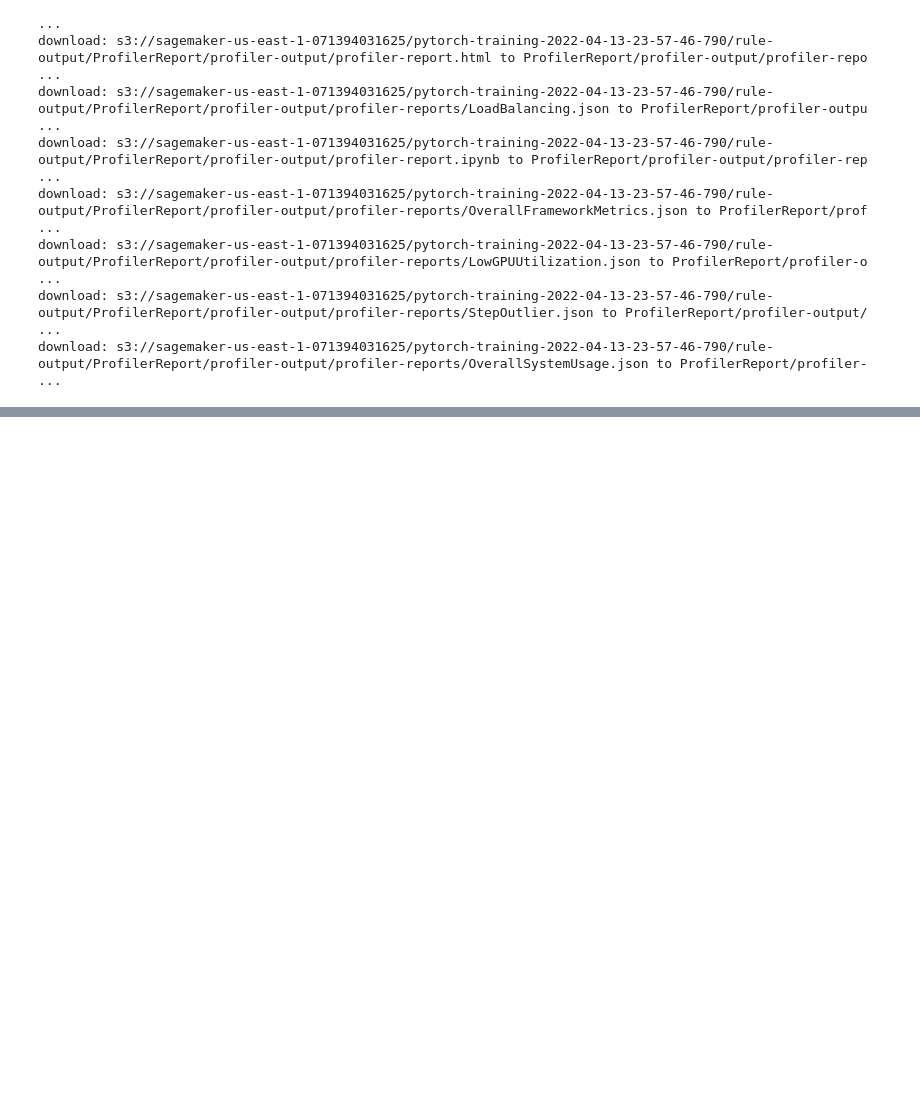
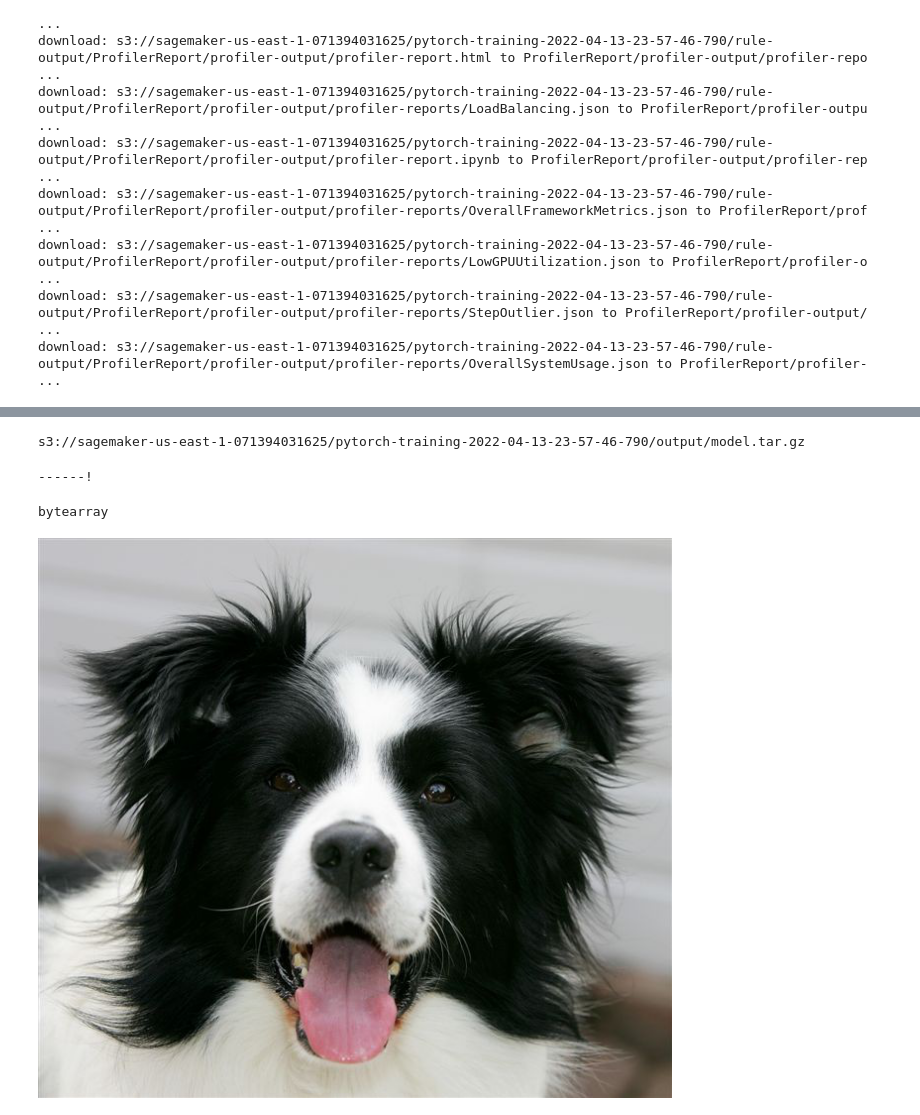
Before and after one commit to jakpor/Udacity-AWS-ML-project-3, a Jupyter notebook: train_and_deploy.ipynb, the cells around one changed output, grey strips where cells are left out. Cells and saved outputs as stored; diff of their text form; code cells hidden in the pictures; blank space fills up the shorter version.

Commit message:
Fix not working inference of the output module

```diff
--- a/train_and_deploy.ipynb
+++ b/train_and_deploy.ipynb
@@ -695,0 +667,6 @@ Label: Belgian_malinois
+# %%
+model_location=estimator.model_data
+# model_location = "s3://sagemaker-us-east-1-071394031625/pytorch-training-2022-04-13-23-57-46-790/output/model.tar.gz"
+print(model_location)
+# %% [output]
+s3://sagemaker-us-east-1-071394031625/pytorch-training-2022-04-13-23-57-46-790/output/model.tar.gz
@@ -695,0 +681,19 @@ Label: Belgian_malinois
+# %%
+# This command takes long time to execute - it creates an endpoint
+predictor = pytorch_model.deploy(initial_instance_count=1, instance_type='ml.m5.large')
+# %% [output]
+------!
+# %%
+with open("test_image.jpg", "rb") as image:
+    f = image.read()
+    img_bytes = bytearray(f)
+
+type(img_bytes)
+# %% [output]
+bytearray
+# %%
+from PIL import Image
+import io
+Image.open(io.BytesIO(img_bytes))
+# %% [output]
+[figure, added]
```
Also changed, not shown: parts of 14 cells of this notebook, 2 other files.
